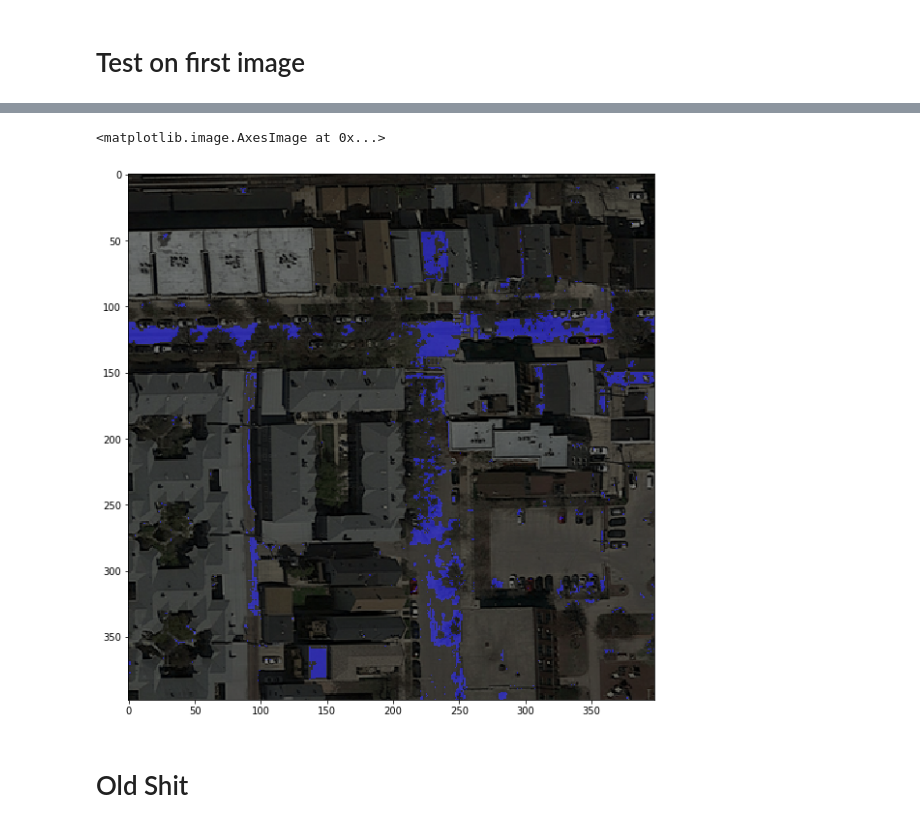
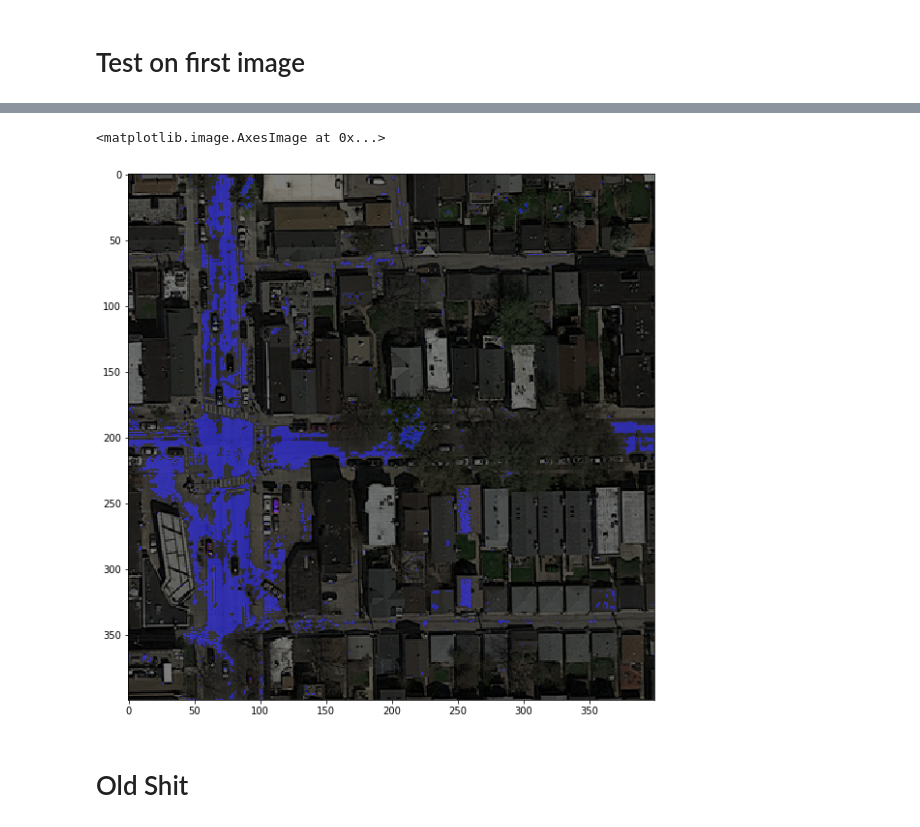
Before and after one commit to Amaumaury/MachineLearning-RoadSegmentation, a Jupyter notebook: Full Pytorch.ipynb, the cells around one changed output, grey strips where cells are left out. Drawn from its saved outputs; the diff is of its cells as text; code cells hidden in the pictures.

```diff
--- a/Full Pytorch.ipynb
+++ b/Full Pytorch.ipynb
@@ -79,12 +43,9 @@ def crop_groundtruth(img, kernel_size):
-# %%
-def preds_to_tensor(preds, kernel_size, n, w, h):
-    return np.reshape(preds, (n, w - (kernel_size - 1), h - (kernel_size - 1)))
 # %%
 #features = np.vstack([image_to_features(img, 3) for img in imgs])
-features = np.vstack([image_to_features(img, KERNEL_SIDE) for img in imgs[:1]])
+features = np.vstack([image_to_features(img, KERNEL_SIDE) for img in imgs[:2]])
 # %%
 #labels = [crop_groundtruth(gt, 3) for gt in gt_imgs]
-labels = [crop_groundtruth(gt, KERNEL_SIDE) for gt in gt_imgs[:1]]
+labels = [crop_groundtruth(gt, KERNEL_SIDE) for gt in gt_imgs[:2]]
 # %%
 features.shape
 # %% [output]
@@ -137,7 +99,9 @@ Epoch [9901/10000], Loss: 0.3703
 # %% [markdown]
 # Test on first image
 # %%
-img = imgs[0]
+#img = imgs[0]
+img = imgs[20]
+
 test_x = torch.from_numpy(image_to_features(img, KERNEL_SIDE))
 # %%
 preds = model(Variable(test_x))
@@ -168,10 +132,10 @@ plt.imshow(t, cmap='Greys_r')
 # %%
-new_img = utils.make_img_overlay(img[1:-1, 1:-1], t)
+new_img = utils.make_img_overlay(img, t)
 plt.figure(figsize=(10,10))
 plt.imshow(new_img)
 # %% [output]
 <matplotlib.image.AxesImage at 0x...>
-[figure, old version]
+[figure, new version]
 # %% [markdown]
 # Old Shit
 # %%
```
Also changed, not shown: parts of 12 cells of this notebook, 2 other files.
